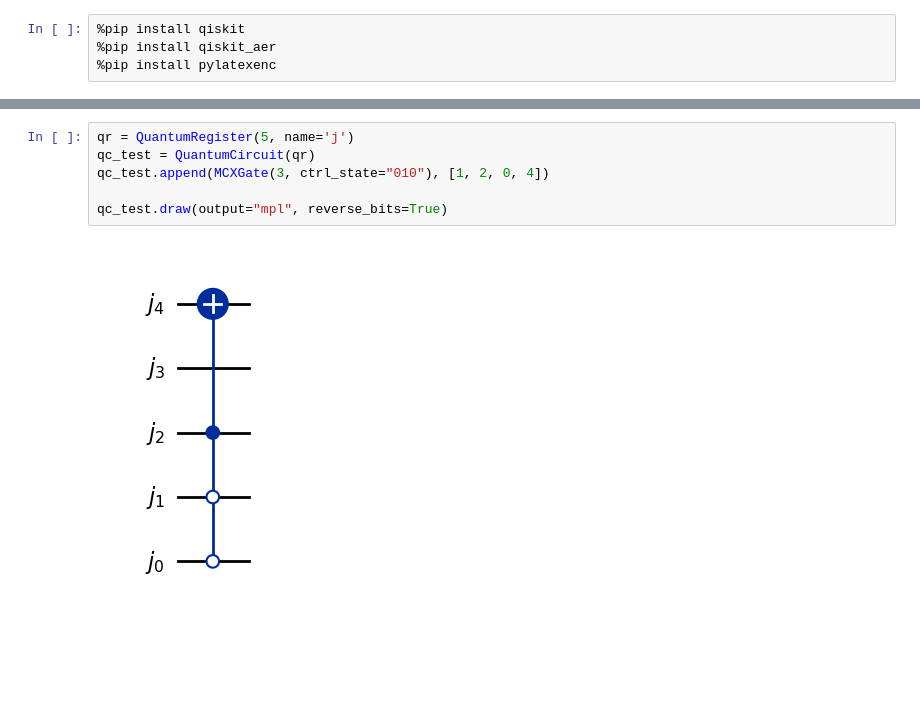
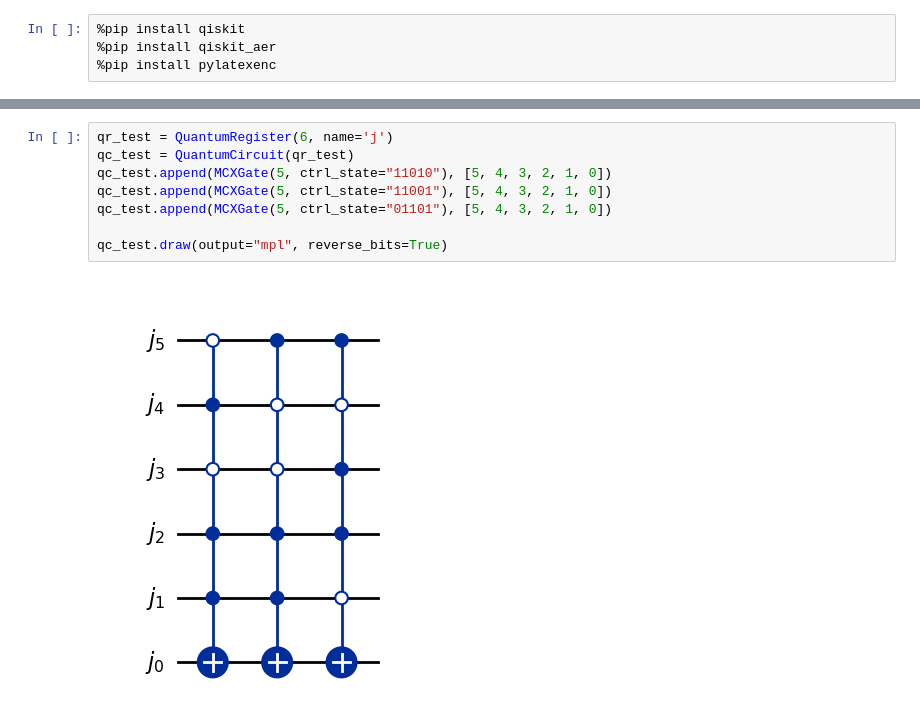
Before and after one commit to ypooh2042/Grover-algorithm-for-nonogram, a Jupyter notebook: grover_nonogram.ipynb, the cells around one changed output, grey strips where cells are left out. Cells and saved outputs as stored; diff of their text form; blank space fills up the shorter version.

```diff
--- a/grover_nonogram.ipynb
+++ b/grover_nonogram.ipynb
@@ -47,8 +70,10 @@ Because the number of nxm nonogram patterns is 2^(nxm), classical computer canno
 # %%
-qr = QuantumRegister(5, name='j')
-qc_test = QuantumCircuit(qr)
-qc_test.append(MCXGate(3, ctrl_state="010"), [1, 2, 0, 4])
+qr_test = QuantumRegister(6, name='j')
+qc_test = QuantumCircuit(qr_test)
+qc_test.append(MCXGate(5, ctrl_state="11010"), [5, 4, 3, 2, 1, 0])
+qc_test.append(MCXGate(5, ctrl_state="11001"), [5, 4, 3, 2, 1, 0])
+qc_test.append(MCXGate(5, ctrl_state="01101"), [5, 4, 3, 2, 1, 0])
 
 qc_test.draw(output="mpl", reverse_bits=True)
 # %% [output]
-[figure, old version]
+[figure, new version]
```
Also changed, not shown: parts of 11 cells of this notebook.
